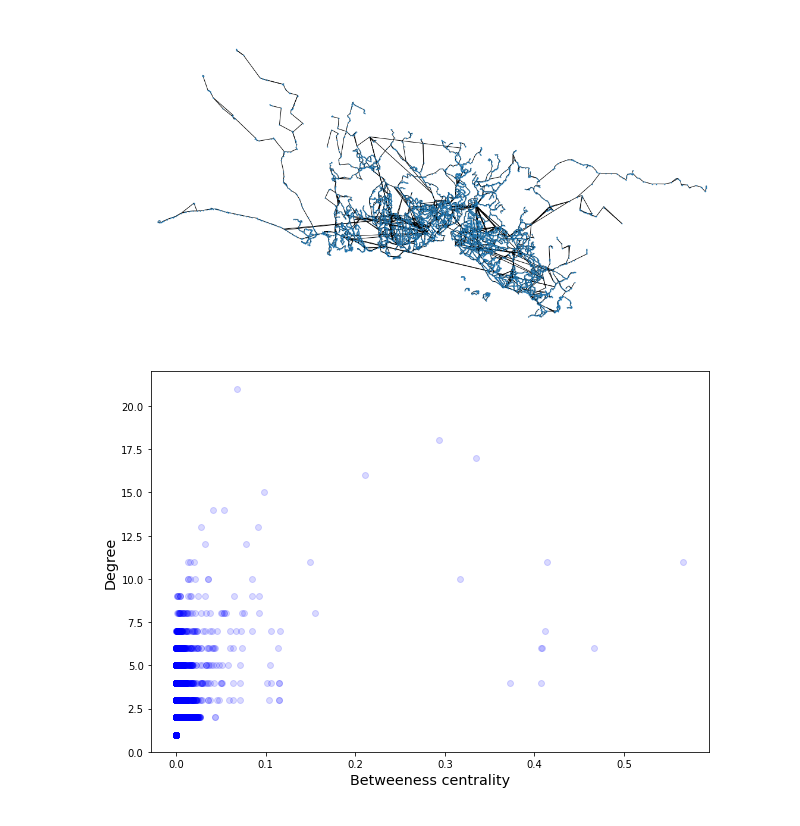
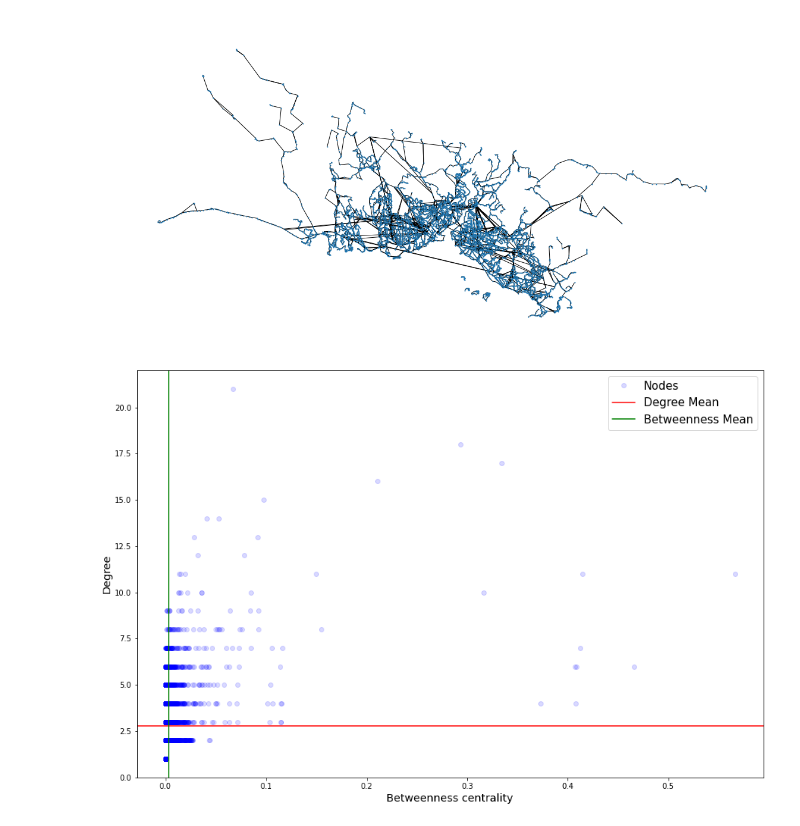
Before and after one commit to hozgurr/BLG-549E-Graph-Theory-Term-Project, a Jupyter notebook: create_digraph.ipynb, the cells around one changed output. Cells and saved outputs as stored; diff of their text form; code cells hidden in the pictures.

Commit message:
Fix typo and add means to graph

```diff
--- a/create_digraph.ipynb
+++ b/create_digraph.ipynb
@@ -127,14 +127,20 @@ for start,end in G.edges():
 # %%
 # Initially took me 13 min
 degrees = G.degree()
-#betweeness = nx.betweenness_centrality(G, weight='weight')
+#betweenness = nx.betweenness_centrality(G, weight='weight')
 import json
-betweeness = json.load(open('data_gathering/betweeness.json'))
+betweenness = json.load(open('graph_data/betweenness.json'))
 # %%
-plt.subplots(1, 1, figsize=(10,7))
-plt.plot(list(betweeness.values()), [degree for code,degree in degrees], 'ob', alpha=0.15)
+plt.subplots(1, 1, figsize=(15,10))
+btw_list = list(betweeness.values())
+degree_list = [degree for code,degree in degrees]
+plt.plot(btw_list, degree_list, 'ob', alpha=0.15, label="Nodes")
+plt.axhline(np.mean(degree_list), c="r", label="Degree Mean")
+plt.axvline(np.mean(btw_list), c="g", label="Betweenness Mean")
+
 plt.ylabel(r'Degree', size='x-large')
-plt.xlabel(r'Betweeness centrality', size='x-large')
+plt.xlabel(r'Betweenness centrality', size='x-large')
+plt.legend(prop={'size': 15})
 plt.show()
 # %% [output]
-[figure, old version]
+[figure, new version]
```
Also changed, not shown: 1 other file.
